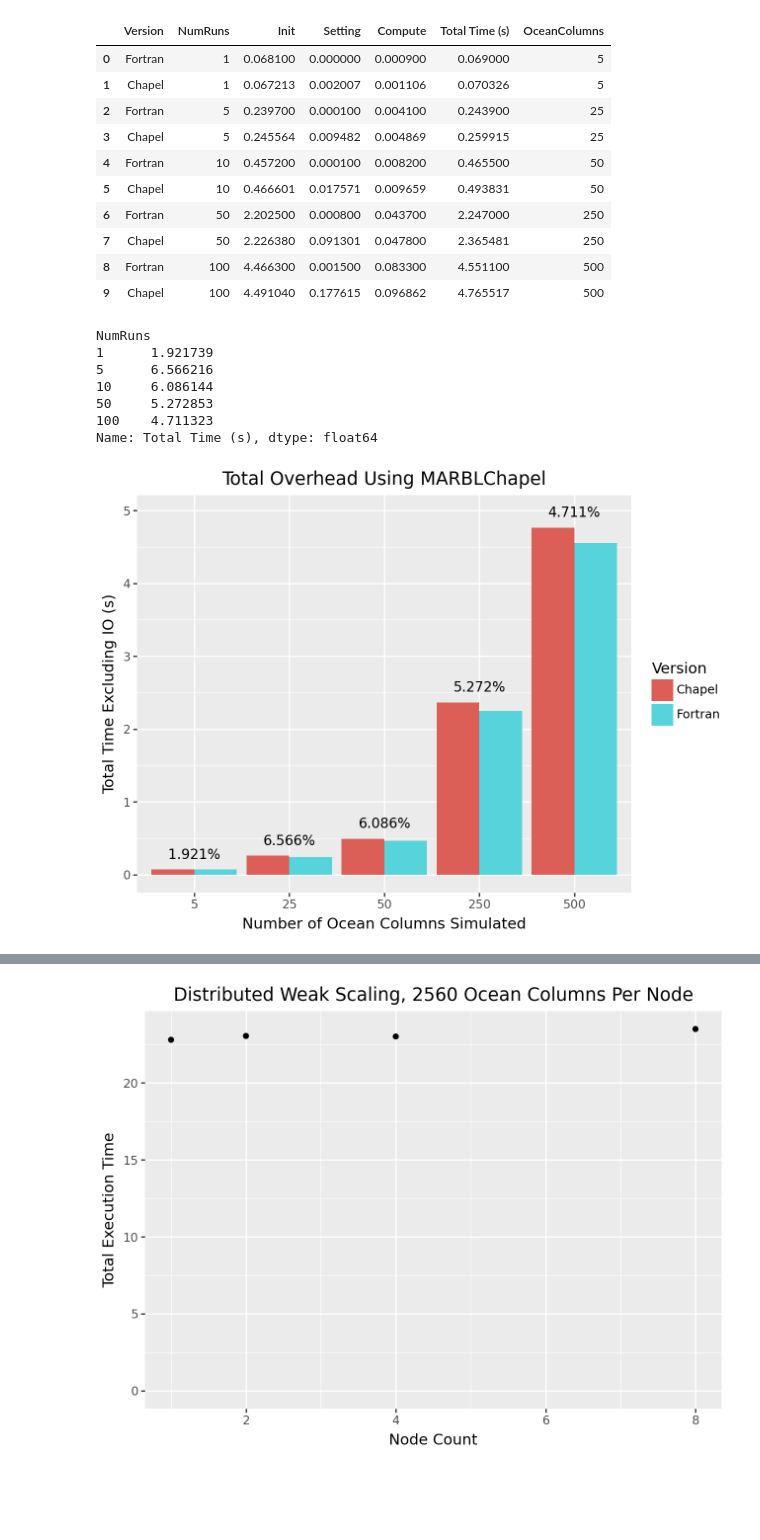
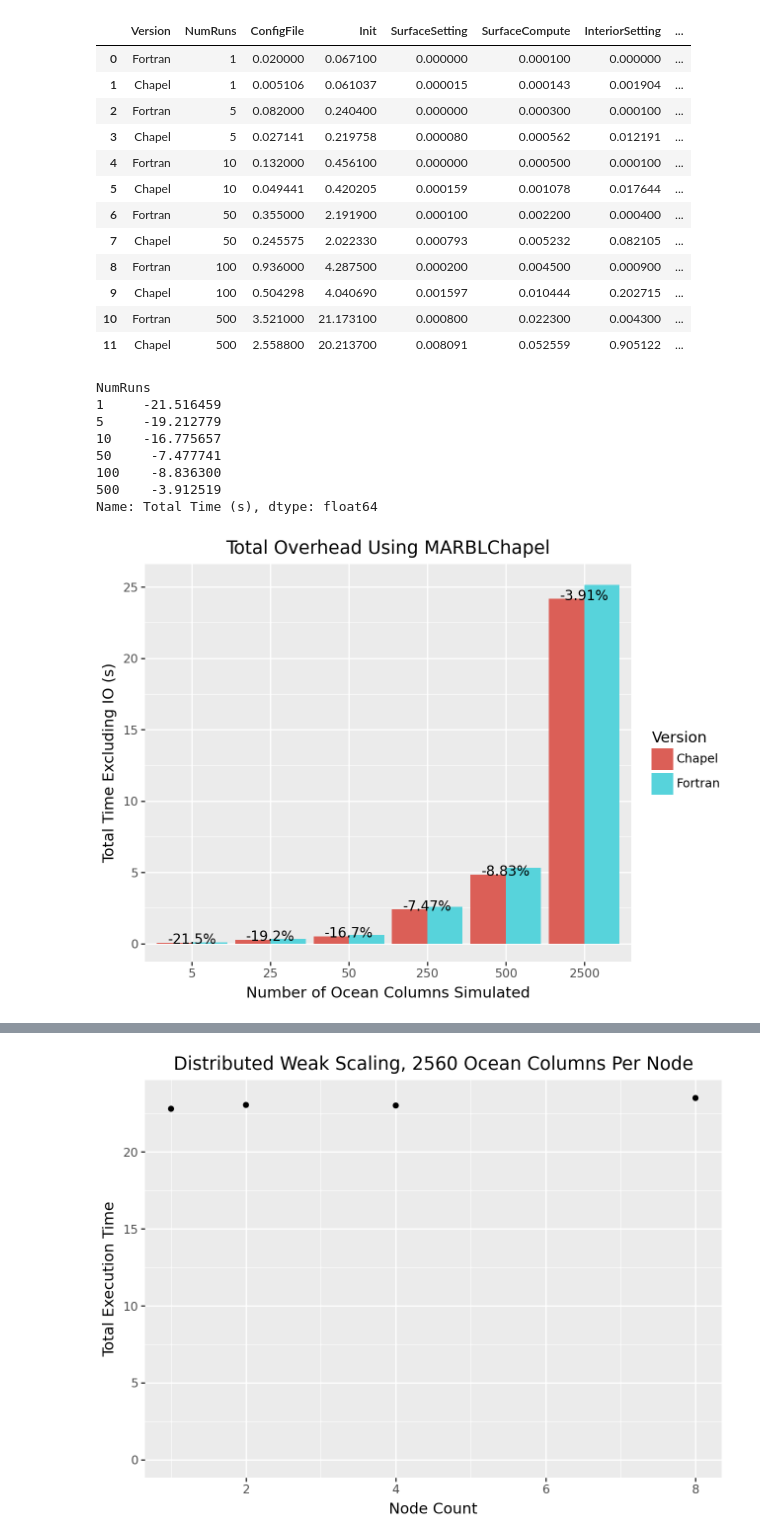
Before and after one commit to brandon-neth/MarblChapel, a Jupyter notebook: performance/analyze-and-plot.ipynb, the cells around one changed output, grey strips where cells are left out. Cells and saved outputs as stored; diff of their text form; code cells hidden in the pictures; blank space fills up the shorter version.

```diff
--- a/performance/analyze-and-plot.ipynb
+++ b/performance/analyze-and-plot.ipynb
@@ -1,26 +1,36 @@
 # %%
 import pandas as pd
 from plotnine import *
 
 filename = 'overhead.csv'
 data = pd.read_csv(filename)
 
-data['Total Time (s)'] = data['Init'] + data['Setting'] + data['Compute']
+total_columns = ['Init','ConfigFile','SurfaceSetting','SurfaceCompute','InteriorSetting','InteriorCompute']
+setup_columns = ['Init','ConfigFile']
+stepping_columns = ['SurfaceSetting','SurfaceCompute','InteriorSetting','InteriorCompute']
+
+data['Total Time (s)'] = data[['Init','ConfigFile','SurfaceSetting','SurfaceCompute','InteriorSetting','InteriorCompute']].sum(axis=1)
+data['Setup Time (s)'] = data[['Init','ConfigFile']].sum(axis=1)
+data['Surface Time (s)'] = data[['SurfaceSetting','SurfaceCompute']].sum(axis=1)
+data['Interior Time (s)'] = data[['InteriorSetting','InteriorCompute']].sum(axis=1)
+data['Stepping Time (s)'] = data['Surface Time (s)'] + data['Interior Time (s)']
 data = data.drop('IO', axis=1)
 data['OceanColumns'] = 5 * data['NumRuns']
 data
 # %% [output]
-|  | Version | NumRuns | Init | Setting | Compute | Total Time (s) | OceanColumns |
-| 0 | Fortran | 1 | 0.068100 | 0.000000 | 0.000900 | 0.069000 | 5 |
-| 1 | Chapel | 1 | 0.067213 | 0.002007 | 0.001106 | 0.070326 | 5 |
-| 2 | Fortran | 5 | 0.239700 | 0.000100 | 0.004100 | 0.243900 | 25 |
-| 3 | Chapel | 5 | 0.245564 | 0.009482 | 0.004869 | 0.259915 | 25 |
-| 4 | Fortran | 10 | 0.457200 | 0.000100 | 0.008200 | 0.465500 | 50 |
-| 5 | Chapel | 10 | 0.466601 | 0.017571 | 0.009659 | 0.493831 | 50 |
-| 6 | Fortran | 50 | 2.202500 | 0.000800 | 0.043700 | 2.247000 | 250 |
-| 7 | Chapel | 50 | 2.226380 | 0.091301 | 0.047800 | 2.365481 | 250 |
-| 8 | Fortran | 100 | 4.466300 | 0.001500 | 0.083300 | 4.551100 | 500 |
-| 9 | Chapel | 100 | 4.491040 | 0.177615 | 0.096862 | 4.765517 | 500 |
+|  | Version | NumRuns | ConfigFile | Init | SurfaceSetting | SurfaceCompute | InteriorSetting | ... |
+| 0 | Fortran | 1 | 0.020000 | 0.067100 | 0.000000 | 0.000100 | 0.000000 | ... |
+| 1 | Chapel | 1 | 0.005106 | 0.061037 | 0.000015 | 0.000143 | 0.001904 | ... |
+| 2 | Fortran | 5 | 0.082000 | 0.240400 | 0.000000 | 0.000300 | 0.000100 | ... |
+| 3 | Chapel | 5 | 0.027141 | 0.219758 | 0.000080 | 0.000562 | 0.012191 | ... |
+| 4 | Fortran | 10 | 0.132000 | 0.456100 | 0.000000 | 0.000500 | 0.000100 | ... |
+| 5 | Chapel | 10 | 0.049441 | 0.420205 | 0.000159 | 0.001078 | 0.017644 | ... |
+| 6 | Fortran | 50 | 0.355000 | 2.191900 | 0.000100 | 0.002200 | 0.000400 | ... |
+| 7 | Chapel | 50 | 0.245575 | 2.022330 | 0.000793 | 0.005232 | 0.082105 | ... |
+| 8 | Fortran | 100 | 0.936000 | 4.287500 | 0.000200 | 0.004500 | 0.000900 | ... |
+| 9 | Chapel | 100 | 0.504298 | 4.040690 | 0.001597 | 0.010444 | 0.202715 | ... |
+| 10 | Fortran | 500 | 3.521000 | 21.173100 | 0.000800 | 0.022300 | 0.004300 | ... |
+| 11 | Chapel | 500 | 2.558800 | 20.213700 | 0.008091 | 0.052559 | 0.905122 | ... |
 # %%
 chapel = data[data['Version'] == 'Chapel'].set_index('NumRuns')
 fortran = data[data['Version'] == 'Fortran'].set_index('NumRuns')
@@ -29,11 +39,12 @@ overheads = ((chapel['Total Time (s)'] - fortran['Total Time (s)']) / fortran['T
 overheads
 # %% [output]
 NumRuns
-1      1.921739
-5      6.566216
-10     6.086144
-50     5.272853
-100    4.711323
+1     -21.516459
+5     -19.212779
+10    -16.775657
+50     -7.477741
+100    -8.836300
+500    -3.912519
 Name: Total Time (s), dtype: float64
 # %%
 # Overall performance comparison
@@ -49,7 +60,7 @@ p = ggplot(merged, aes(x='factor(OceanColumns)', y='Total Time (s)', fill='Versi
 p = p + labs (x='Number of Ocean Columns Simulated', y='Total Time Excluding IO (s)',title='Total Overhead Using MARBLChapel')
 p
 # %% [output]
-[figure, old version]
+[figure, new version]
 # %%
 melted = pd.melt(
     data,
```
Also changed, not shown: parts of 4 cells of this notebook, 5 other files.
